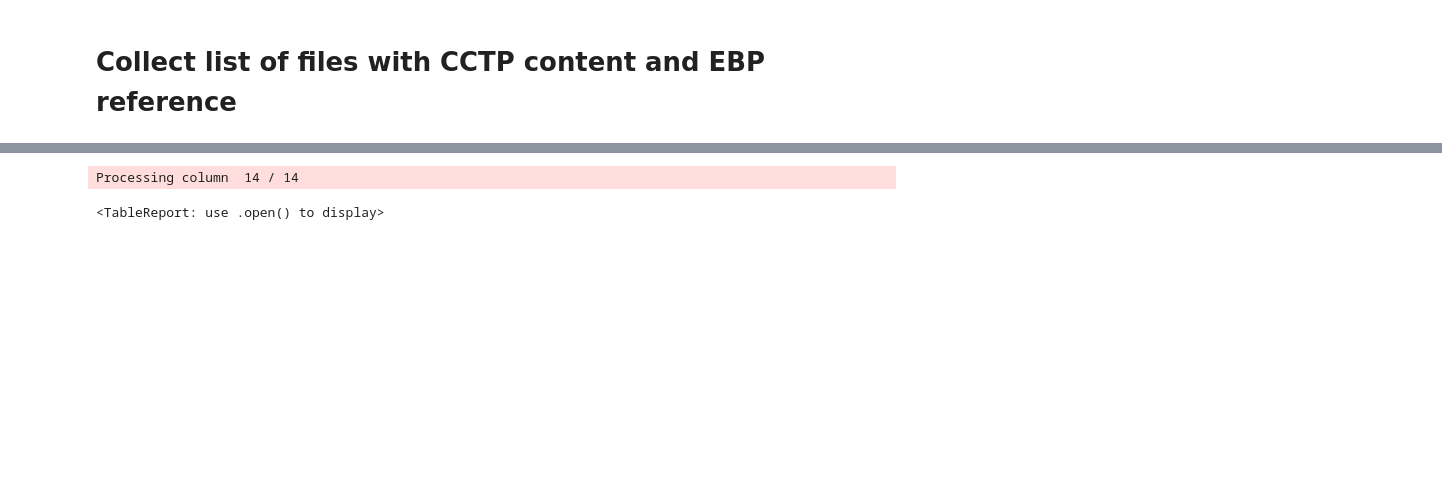
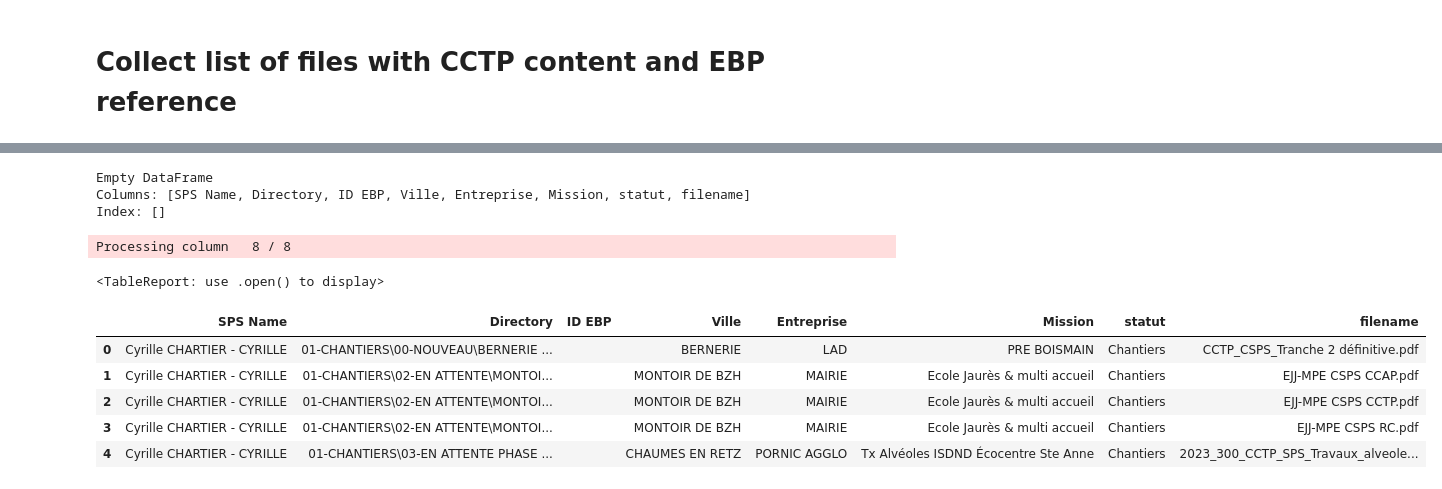
Before and after one commit to JCM-Sid/BidManagement, a Jupyter notebook: collect_files.ipynb, the cells around one changed output, grey strips where cells are left out. Saved outputs shown, nothing was run; the diff lists cells and outputs as text; code cells hidden in the pictures; blank space fills up the shorter version.

```diff
--- a/collect_files.ipynb
+++ b/collect_files.ipynb
@@ -112,0 +3,13 @@ for i in range(len(df_AO)):
+# %%
+import pandas as pd
+import numpy as np
+import re
+import os # This module is great for path manipulation
+
+from sklearn.model_selection import cross_val_score
+from skrub import TableReport
+from skrub import tabular_learner
+
+#file_script_result = r"C:\Users\jch_m\DocumentsPerso\Centrale-IAC\StageATAE\listfile_FAMARO2.txt"
+#file_script_result = r"C:\Users\jch_m\DocumentsPerso\Centrale-IAC\StageATAE\result_scan_AO.txt"
+file_script_result = r"C:\Users\jch_m\DocumentsPerso\Centrale-IAC\StageATAE\result_scan_AO\result_scan_AO_v2.txt"
@@ -117 +230,10 @@ Processing column  11 / 11
 <TableReport: use .open() to display>
+# %%
+pd.set_option('display.width', 500)
+filtered_ebp = df_EBP[
+    (df_EBP['SPS Name'] == "Cyrille CHARTIER - CYRILLE") &
+    (df_EBP['statut'] == "Chantiers") &
+    (df_EBP['Entreprise'] == "MAIRIE")
+].head(10)
+
+print(filtered_ebp)
@@ -118,5 +252,28 @@ Processing column  11 / 11
+# %%
+filtered_consult = df_consult[
+    (df_consult['SPS Name'] == "Cyrille CHARTIER - CYRILLE") &
+    (df_consult['statut'] == "Chantiers") &
+    (df_consult['Entreprise'] == "MAIRIE")
+].head(10)
+
+print(filtered_consult)
+# %% [output]
+Empty DataFrame
+Columns: [SPS Name, Directory, ID EBP, Ville, Entreprise, Mission, statut, filename]
+Index: []
 # %%
-TableReport(df_reject)
+TableReport(df_consult)
 # %% [output]
-Processing column  14 / 14
+Processing column   8 / 8
 <TableReport: use .open() to display>
+# %%
+
+df_chantier = df_consult[df_consult['Directory'].str.contains("CHANTIER", case=False, na=False)]
+df_chantier.head()
+# %% [output]
+|  | SPS Name | Directory | ID EBP | Ville | Entreprise | Mission | statut | filename |
+| 0 | Cyrille CHARTIER - CYRILLE | 01-CHANTIERS\00-NOUVEAU\BERNERIE ... |  | BERNERIE | LAD | PRE BOISMAIN | Chantiers | CCTP_CSPS_Tranche 2 définitive.pdf |
+| 1 | Cyrille CHARTIER - CYRILLE | 01-CHANTIERS\02-EN ATTENTE\MONTOI... |  | MONTOIR DE BZH | MAIRIE | Ecole Jaurès & multi accueil | Chantiers | EJJ-MPE CSPS CCAP.pdf |
+| 2 | Cyrille CHARTIER - CYRILLE | 01-CHANTIERS\02-EN ATTENTE\MONTOI... |  | MONTOIR DE BZH | MAIRIE | Ecole Jaurès & multi accueil | Chantiers | EJJ-MPE CSPS CCTP.pdf |
+| 3 | Cyrille CHARTIER - CYRILLE | 01-CHANTIERS\02-EN ATTENTE\MONTOI... |  | MONTOIR DE BZH | MAIRIE | Ecole Jaurès & multi accueil | Chantiers | EJJ-MPE CSPS RC.pdf |
+| 4 | Cyrille CHARTIER - CYRILLE | 01-CHANTIERS\03-EN ATTENTE PHASE ... |  | CHAUMES EN RETZ | PORNIC AGGLO | Tx Alvéoles ISDND Écocentre Ste Anne | Chantiers | 2023_300_CCTP_SPS_Travaux_alveole... |
```
Also changed, not shown: parts of 13 cells of this notebook, 2 other files.
